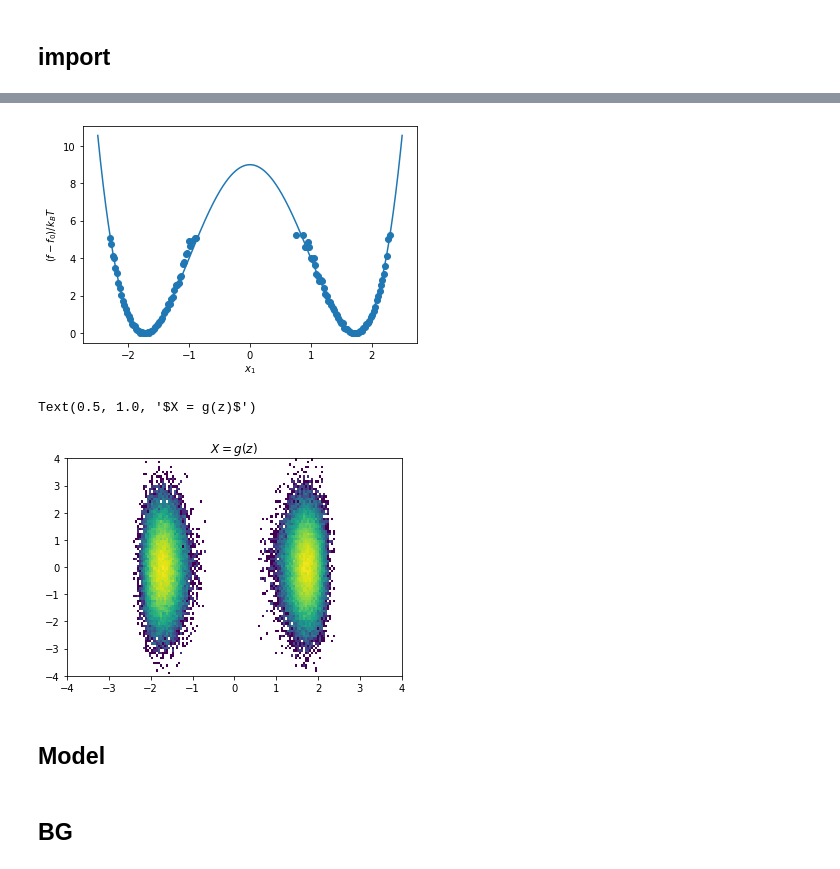
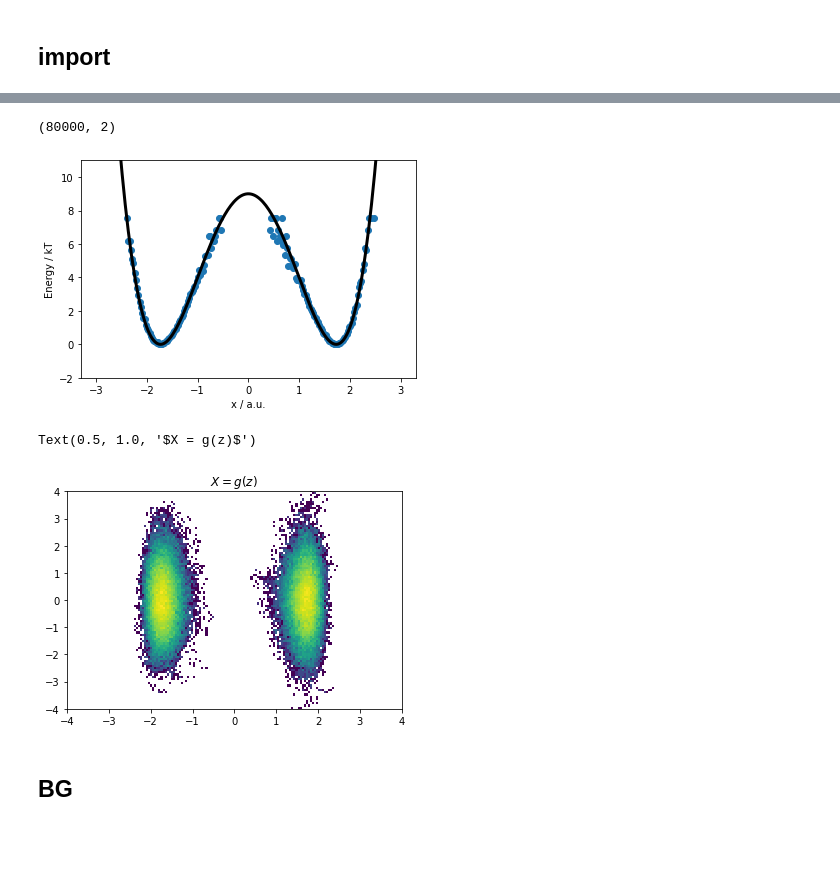
Before and after one commit to Aioi-Ming/SNF, a Jupyter notebook: Notebook/SNF_DoubleWell.ipynb, the cells around one changed output, grey strips where cells are left out. Saved outputs shown, nothing was run; the diff lists cells and outputs as text; code cells hidden in the pictures; blank space fills up the shorter version.

```diff
--- a/Notebook/SNF_DoubleWell.ipynb
+++ b/Notebook/SNF_DoubleWell.ipynb
@@ -78,17 +31,28 @@ def plot_energy(x):
+# %%
+sampler_l = MetropolisGauss(model, xl, noise=noise, burnin=burnin, stride=stride)
+sampler_l.run(nsteps)
+# %%
+sampler_r = MetropolisGauss(model, xr, noise=noise, burnin=burnin, stride=stride)
+sampler_r.run(nsteps)
+# %%
+xl=sampler_l.traj
+xr=sampler_r.traj
+# %%
+x_brute=np.vstack((xl,xr))
+x_brute.shape
+# %% [output]
+(80000, 2)
+# %%
+_=model.plot_sample_energy(x_brute)
+# %% [output]
+[figure, added]
 # %%
-#generate samples by mcmc as exact sample
-x_brute=brute_sample(E,100000)
-plot_energy(x_brute[:,0])
-
 ax=plt.gca()
 ax.hist2d(x_brute[:,0],x_brute[:,1],bins=100,norm=matplotlib.colors.LogNorm())
 #plt.scatter(x[:, 0], x[:, 1], c='r') # x[:, 0, 0] is x1 coordinates of all samples
 plt.xlim([-4,4])
 plt.ylim([-4,4])
 plt.title(r'$X = g(z)$')
 # %% [output]
+Text(0.5, 1.0, '$X = g(z)$')
-[figure, old version]
+[figure, new version]
-Text(0.5, 1.0, '$X = g(z)$')
-[figure, removed]
-# %% [markdown]
-## Model
```
Also changed, not shown: parts of 38 cells of this notebook, 50 other files.
